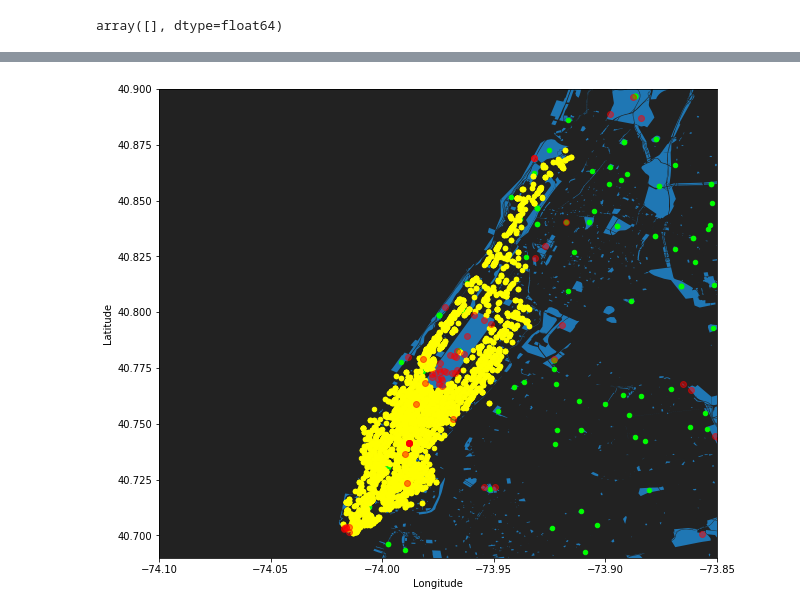
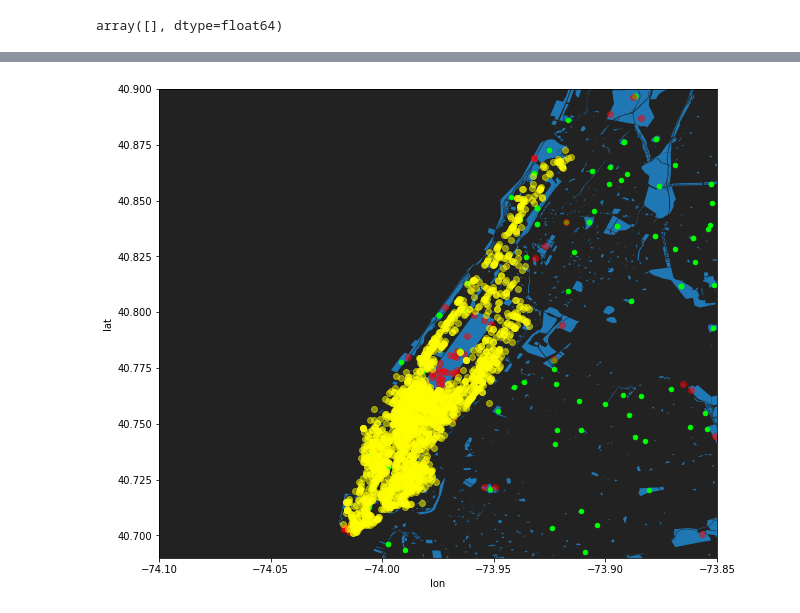
Before and after one commit to lanyu0322/phd_semester1, a Jupyter notebook: ggd_concessions_explore.ipynb, the cells around one changed output, grey strips where cells are left out. Drawn from its saved outputs; the diff is of its cells as text; code cells hidden in the pictures.

```diff
--- a/ggd_concessions_explore.ipynb
+++ b/ggd_concessions_explore.ipynb
@@ -145,10 +155,10 @@ lats[lons > 0]
 # %% [output]
 array([], dtype=float64)
 # %%
-
+import os
 # -- read the data
 food_name = os.path.join("drive", "My Drive", "lwir", "data", "food_truck", "DOHMH_New_York_City_Restaurant_Inspection_Results.csv")
-restaurant = pd.read_csv(food_name)
+restaurant = pd.read_csv(food_name, parse_dates=["INSPECTION DATE"])
 restaurant.head()
 # %% [output]
 |  | CAMIS | DBA | BORO | BUILDING | STREET | ZIPCODE | PHONE | CUISINE DESCRIPTION | INSPECTION DATE | ... |
@@ -288,15 +324,17 @@ See the caveats in the documentation: http://pandas.pydata.org/pandas-docs/stabl
 # %%
+pd.set_option('display.max_columns', 100)
 df1 = pd.DataFrame(temp_date_06_28)
 df2 = pd.DataFrame(temp_date_06_29)
 df3 = pd.DataFrame(temp_date_06_30)
 df4 = pd.DataFrame(temp_july)
 df5 = pd.DataFrame(temp_aug)
 df6 = pd.DataFrame(temp_sept_final)
-restaurant_camera_period = pd.concat([df1, df2, df3, df4, df5, df6], axis=0)
+restaurant_camera_period = pd.concat([df1, df2, df3, df4, df5, df6], axis=0, sort=True)
 
-restaurant_camera_period.head()
+#print(restaurant_camera_period)
 
-# this file has duplicated restaurant
-# camis = restaurant_camera_period.groupby("CAMIS").count()
-# print(camis)
+#  delete duplicated restaurant                          #就是restaurant_camera_period这个文件，camis是每个餐厅的独有代码，
+camis = restaurant_camera_period.groupby(["CAMIS", "Longitude", "Latitude"]).count()
+#print(camis)
+# print("count of grouped camis {0}, while unique camis {1}".format(len(camis), len(np.unique(camis.reset_index()["CAMIS"])) ))
 # restaurant_camera = restaurant_camera_period(camis)
@@ -331,12 +341,28 @@ To retain the current behavior and silence the warning, pass 'sort=True'.
+# %%
+
+camis = camis.reset_index()
+# print(camis["Longitude"])
+# print(camis["Latitude"])
 # %%
-#plot 06/28/2017
+#plot
+# print(type(camis['Longitude']))
+# camis['Longitude'] = camis['Longitude'].apply(lambda x: float(x))
+# camis['Latitude'] = camis['Longitude'].apply(lambda x: float(x))
+                                   #camis.plot.scatter 我画的时候总有问题，说camis['Longitude']和Latitude column里有些值是前后带有空格的，就比如 '          -73.22323', 这样geodataframe就没法画图，
+
+                                   #这是由于pd.read_csv的时候可能原始的csv文件里就有这些空格或者换行, 没找到解决办法，我直接把他们转成普通的python list然后画了，
+#camis.plot.scatter cannot use, it is saying camis['Longitude'] and Latitude column has space before or after the number
+camis_lon = camis['Longitude'].to_list()
+camis_lat = camis['Latitude'].to_list()
+
 ax = parks.plot(figsize=(10, 10))
 dpr_eat.plot.scatter("lon", "lat", c="lime", ax=ax)
 ax.set_ylim(40.69, 40.9)
 ax.set_xlim(-74.1, -73.85)
 ax.plot(lons, lats, "o", color="red", alpha=0.5)
-restaurant_camera_period.plot.scatter("Longitude", "Latitude", c="yellow", ax=ax)
+ax.plot(camis_lon, camis_lat, "o", color="yellow", alpha=0.5)
+# camis.plot.scatter(camis_lon, camis_lat, c="yellow", s=2, alpha=0.5, ax=ax)
 ax.set_facecolor("#222222")
 # plt.plot(lons, lats, "o", color="red")
 # %% [output]
-[figure, old version]
+[figure, new version]
```
Also changed, not shown: parts of 37 cells of this notebook.
